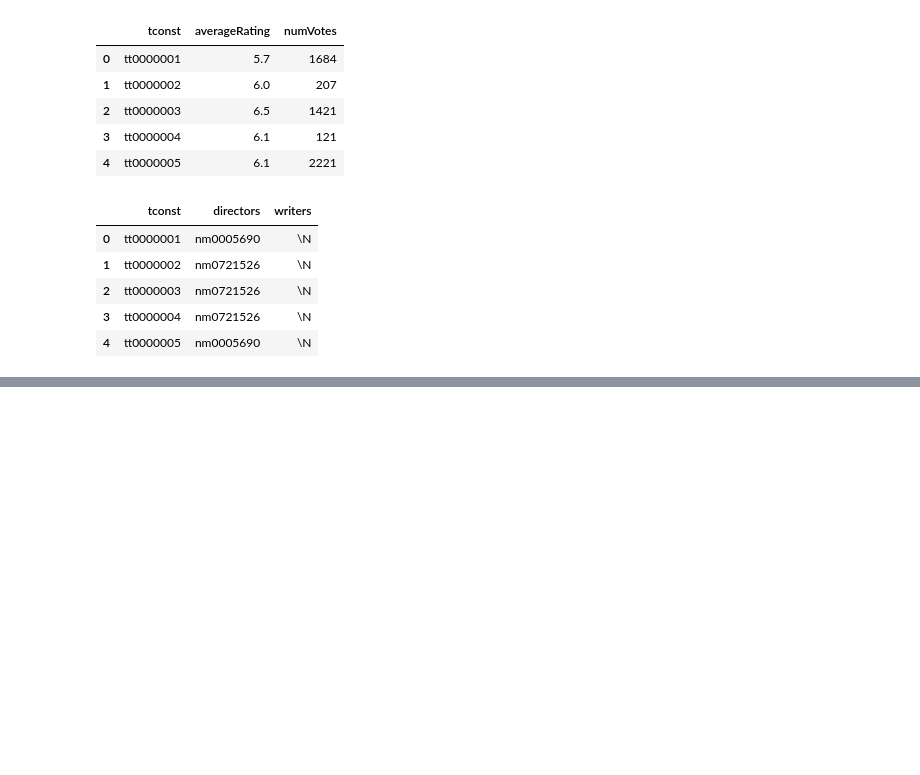
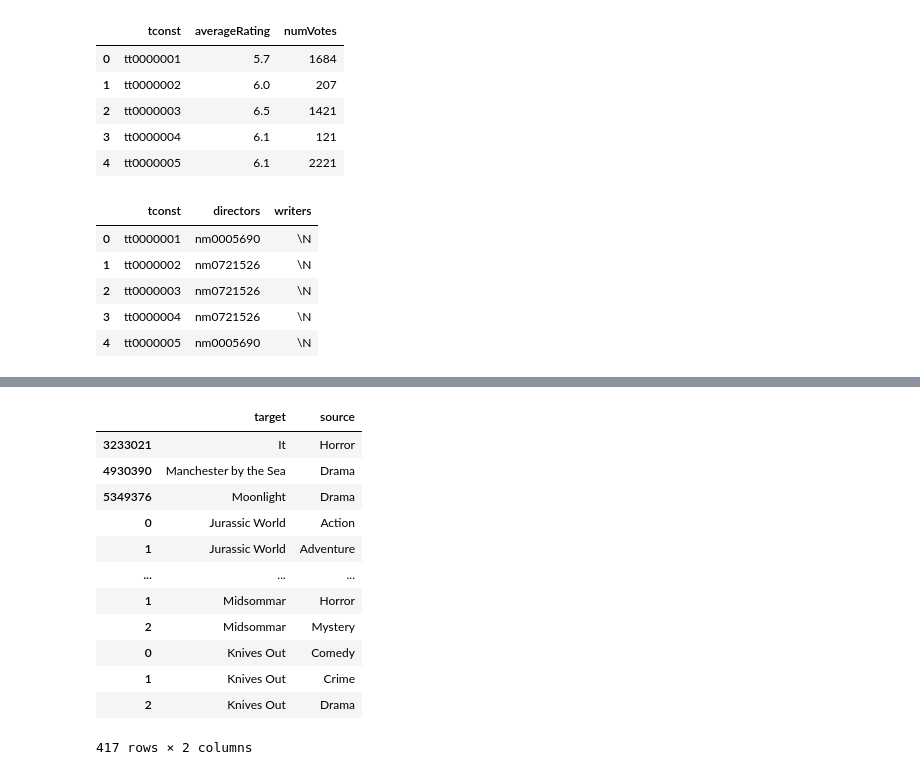
Before and after one commit to zezhangneu/DS-4200, a Jupyter notebook: Project.ipynb, the cells around one changed output, grey strips where cells are left out. Cells and saved outputs as stored; diff of their text form; code cells hidden in the pictures; blank space fills up the shorter version.

```diff
--- a/Project.ipynb
+++ b/Project.ipynb
@@ -164,0 +131,19 @@ trend_1520.to_csv('trend15-20')
+# %%
+links = movie[['primaryTitle', 'genres']].copy()
+links.rename(columns = {'genres' : 'source', 'primaryTitle' : 'target'}, inplace = True)
+links.to_csv('links.csv')
+links
+# %% [output]
+|  | target | source |
+| 3233021 | It | Horror |
+| 4930390 | Manchester by the Sea | Drama |
+| 5349376 | Moonlight | Drama |
+| 0 | Jurassic World | Action |
+| 1 | Jurassic World | Adventure |
+| ... | ... | ... |
+| 1 | Midsommar | Horror |
+| 2 | Midsommar | Mystery |
+| 0 | Knives Out | Comedy |
+| 1 | Knives Out | Crime |
+| 2 | Knives Out | Drama |
+417 rows × 2 columns
```
Also changed, not shown: parts of 14 cells of this notebook.
